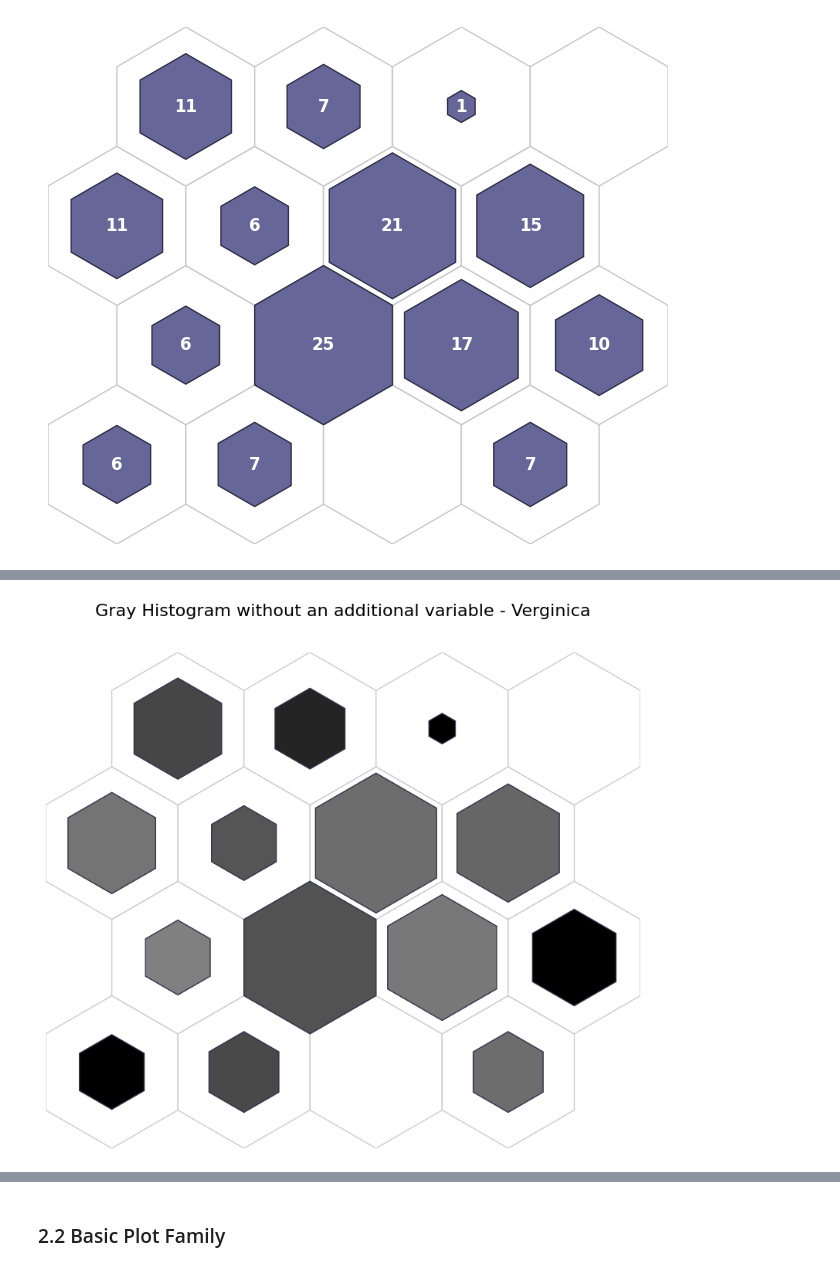
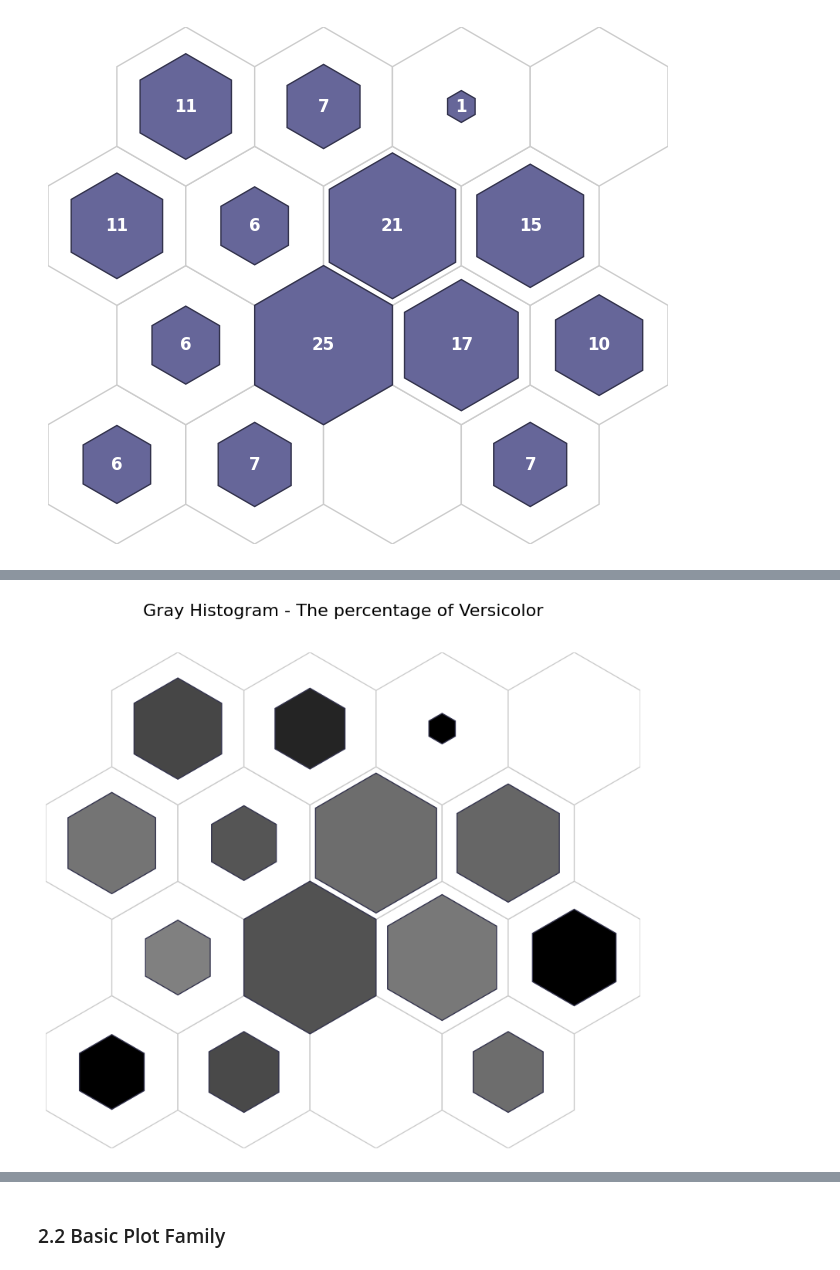
Before and after one commit to amir-jafari/SOM, a Jupyter notebook: examples/Tabular/Iris/notebook/iris_generic_plots.ipynb, the cells around one changed output, grey strips where cells are left out. Cells and saved outputs as stored; diff of their text form; code cells hidden in the pictures.

```diff
--- a/examples/Tabular/Iris/notebook/iris_generic_plots.ipynb
+++ b/examples/Tabular/Iris/notebook/iris_generic_plots.ipynb
@@ -197,9 +201,9 @@ plt.show()
 # %%
 fig, ax, patches, text = som.plot('gray_hist', data_dict, target_class=1)
-plt.suptitle("Gray Histogram without an additional variable - Verginica", fontsize=16)
+plt.suptitle("Gray Histogram - The percentage of Versicolor", fontsize=16)
 plt.show()
 # %% [output]
-[figure, old version]
+[figure, new version]
 # %% [markdown]
 #### Color Histogram
 
```
Also changed, not shown: parts of 24 cells of this notebook.
